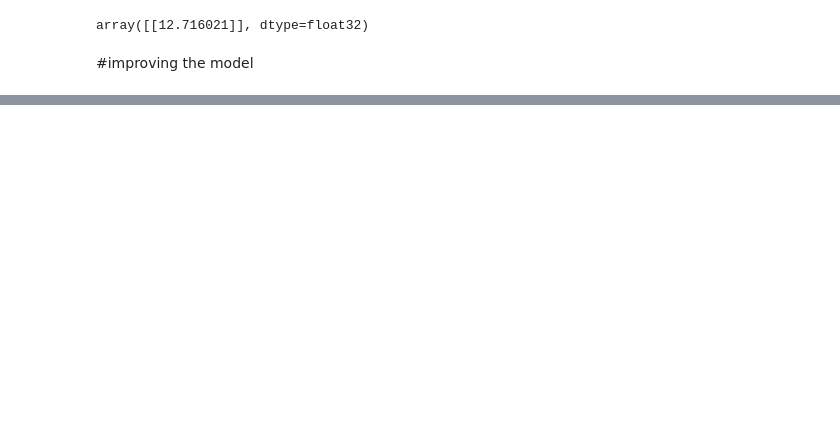
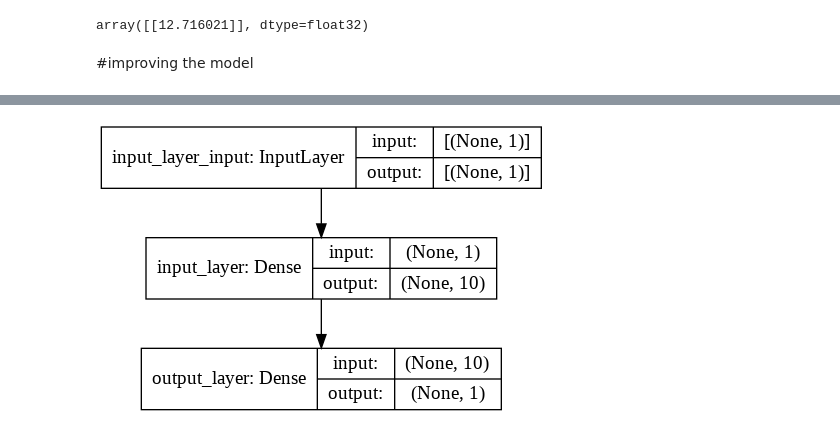
Before and after one commit to hrushikute/DataAnalytics, a Jupyter notebook: 01_neural_ntewrok_regression_with_tensorflow.ipynb, the cells around one changed output, grey strips where cells are left out. Saved outputs shown, nothing was run; the diff lists cells and outputs as text; code cells hidden in the pictures; blank space fills up the shorter version.

```diff
--- a/01_neural_ntewrok_regression_with_tensorflow.ipynb
+++ b/01_neural_ntewrok_regression_with_tensorflow.ipynb
@@ -133,0 +184,19 @@ array([[27.324867]], dtype=float32)
+# %%
+# 1. Create a model
+
+model_huge = tf.keras.Sequential([
+                                  tf.keras.layers.Dense(10,name="input_layer"),
+                                  tf.keras.layers.Dense(1,name="output_layer"),
+
+],name="huge_model")
+
+#2. Compile the model
+model_huge.compile(loss=tf.keras.losses.mae,
+                   optimizer = tf.keras.optimizers.SGD(),
+                   metrics=["mae"]
+)
+
+#3. Fit the model
+
+model_huge.fit(X_train,y_train, epochs =100, verbose=0)
+model_huge.summary()
@@ -133,0 +216,5 @@ array([[27.324867]], dtype=float32)
+# %%
+from tensorflow.keras.utils import plot_model
+plot_model(model=model_huge, show_shapes=True)
+# %% [output]
+[figure, added]
```
Also changed, not shown: parts of 12 cells of this notebook.
